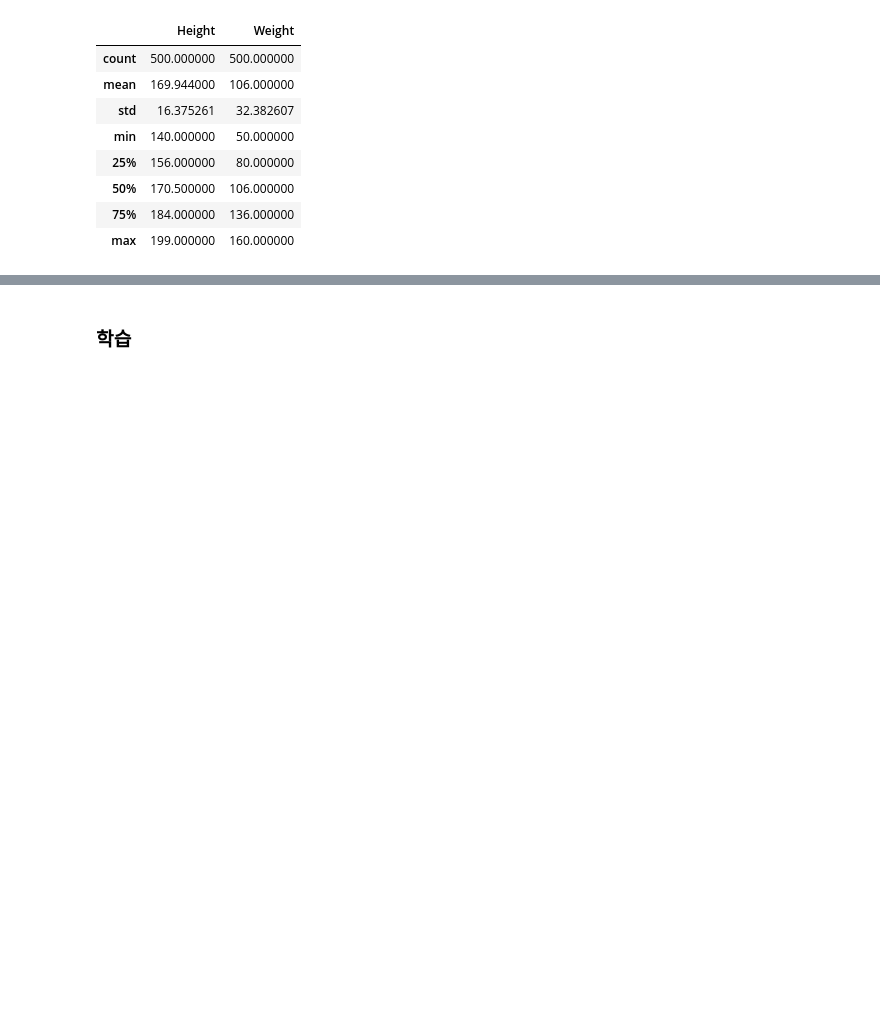
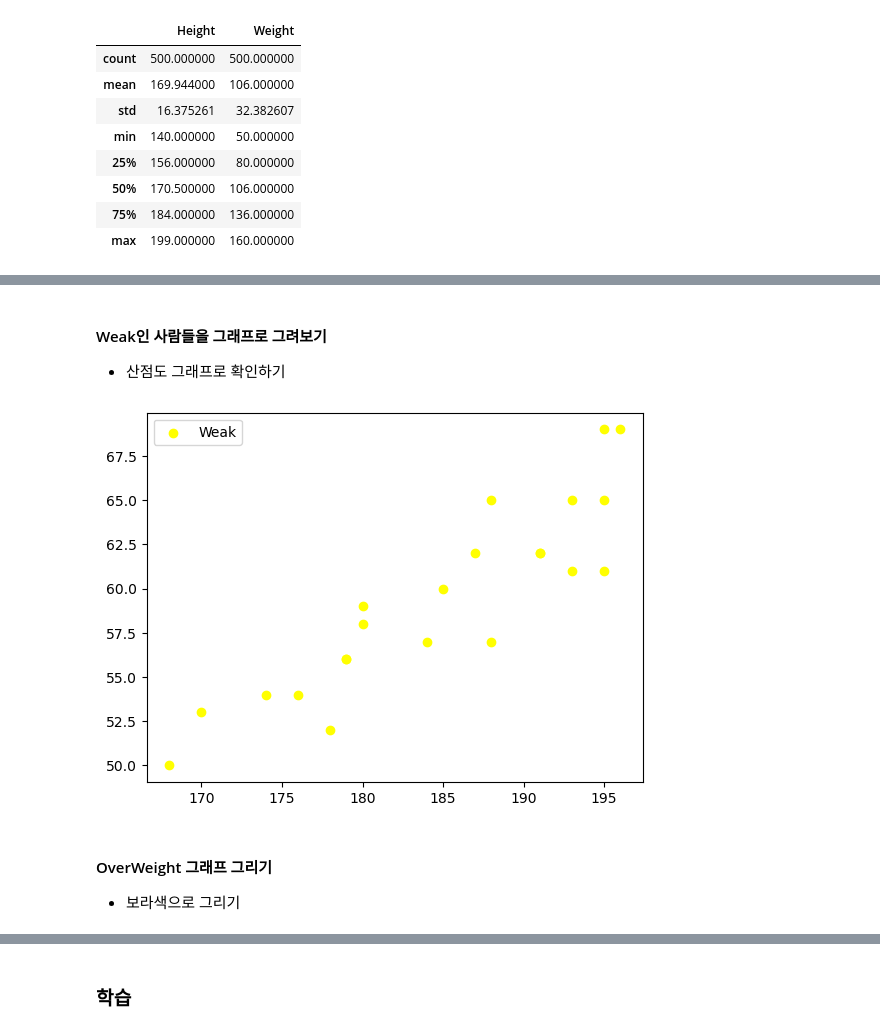
Before and after one commit to pass98/marchin, a Jupyter notebook: Machine_Learning/ex02_bmi실습_머신러닝 학습과정(7단계) 이해하기.ipynb, the cells around one changed output, grey strips where cells are left out. Cells and saved outputs as stored; diff of their text form; code cells hidden in the pictures; blank space fills up the shorter version.

```diff
--- a/Machine_Learning/ex02_bmi실습_머신러닝 학습과정(7단계) 이해하기.ipynb
+++ b/Machine_Learning/ex02_bmi실습_머신러닝 학습과정(7단계) 이해하기.ipynb
@@ -88,0 +108,7 @@ bmi.describe()
+# %%
+# 불리언 인덱싱
+# bmi[bmi['Label'] == 'Weak']
+
+bol = bmi['Label'] == 'Weak' # 불리언 인덱싱한 결과를 사용하기 위해 변수에 저장
+data = bmi.loc[bol] # 라벨이 Weak인 전체 행에 대한 데이터를 가져옴
+data
@@ -88,0 +133,17 @@ bmi.describe()
+# %% [markdown]
+#### Weak인 사람들을 그래프로 그려보기
+- 산점도 그래프로 확인하기
+# %%
+# 그래프 그려주는 도구 꺼내오기
+import matplotlib.pyplot as plt
+
+#plt.scatter(x, y) # x축 : 키값, y축 : 몸무게값
+plt.scatter(data['Height'], data['Weight'],
+           color = 'yellow', label = 'Weak')
+plt.legend() # 그래프에 범례(label) 표시
+plt.show()
+# %% [output]
+[figure, added]
+# %% [markdown]
+#### OverWeight 그래프 그리기
+- 보라색으로 그리기
```
Also changed, not shown: parts of 15 cells of this notebook.
